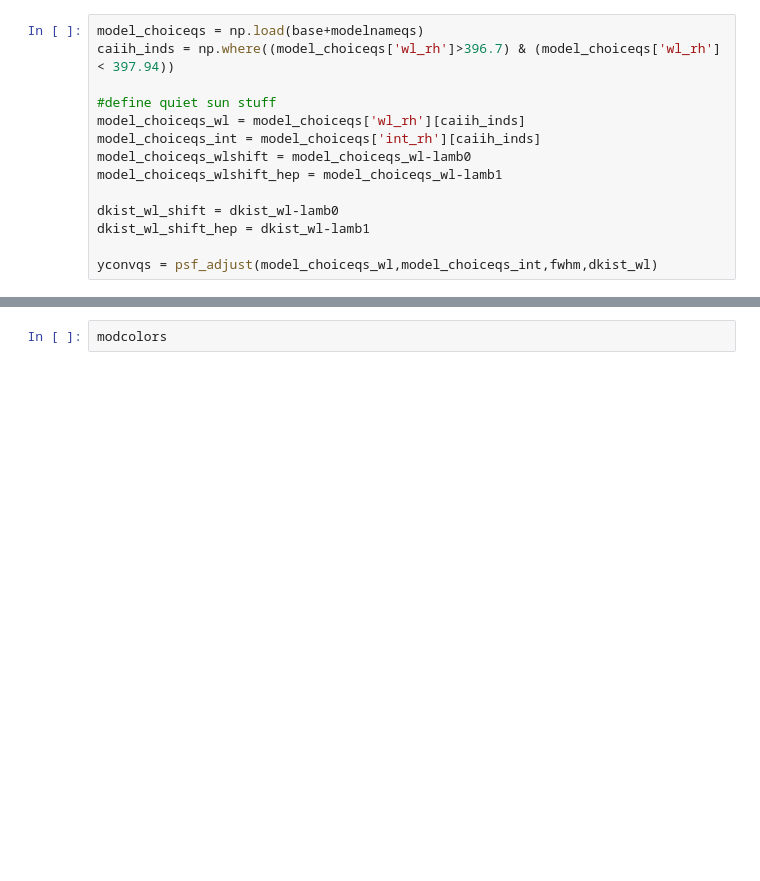
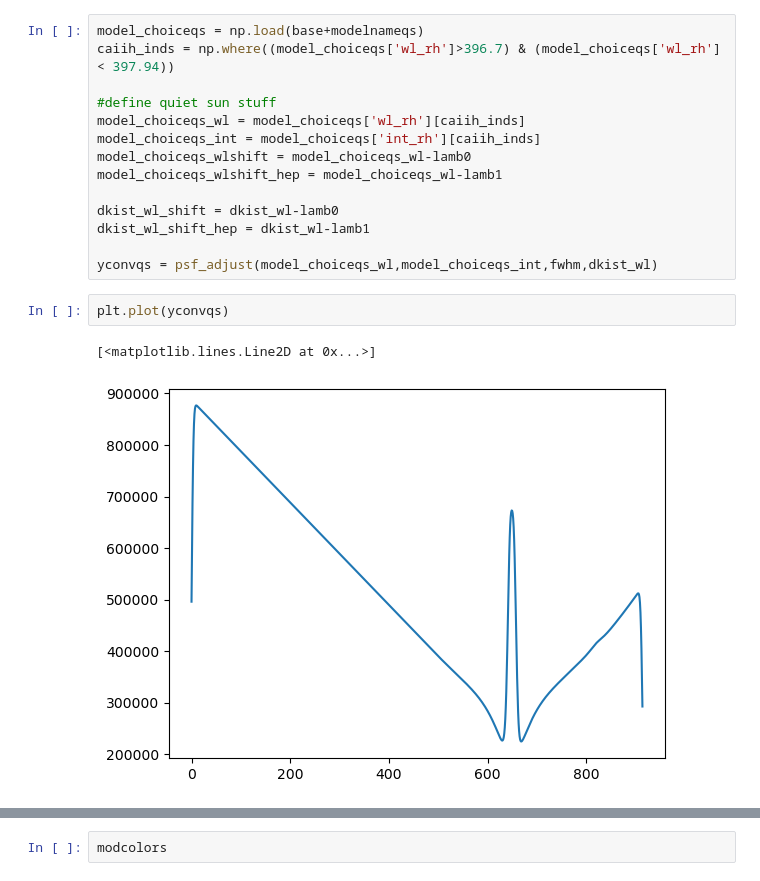
Before and after one commit to coletamburri2112/Flare_Patrol_Analysis, a Jupyter notebook: NOTEBOOKS/11Aug2024_DKIST_RADYN+RH_CaIIH_Heps.ipynb, the cells around one changed output, grey strips where cells are left out. Saved outputs shown, nothing was run; the diff lists cells and outputs as text; blank space fills up the shorter version.

```diff
--- a/NOTEBOOKS/11Aug2024_DKIST_RADYN+RH_CaIIH_Heps.ipynb
+++ b/NOTEBOOKS/11Aug2024_DKIST_RADYN+RH_CaIIH_Heps.ipynb
@@ -253,6 +253,11 @@ dkist_wl_shift = dkist_wl-lamb0
 dkist_wl_shift_hep = dkist_wl-lamb1
 
 yconvqs = psf_adjust(model_choiceqs_wl,model_choiceqs_int,fwhm,dkist_wl)
+# %%
+plt.plot(yconvqs)
+# %% [output]
+[<matplotlib.lines.Line2D at 0x...>]
+[figure, added]
 # %%
 modelscomp = []
 
```
Also changed, not shown: parts of 7 cells of this notebook, 5 other files.
